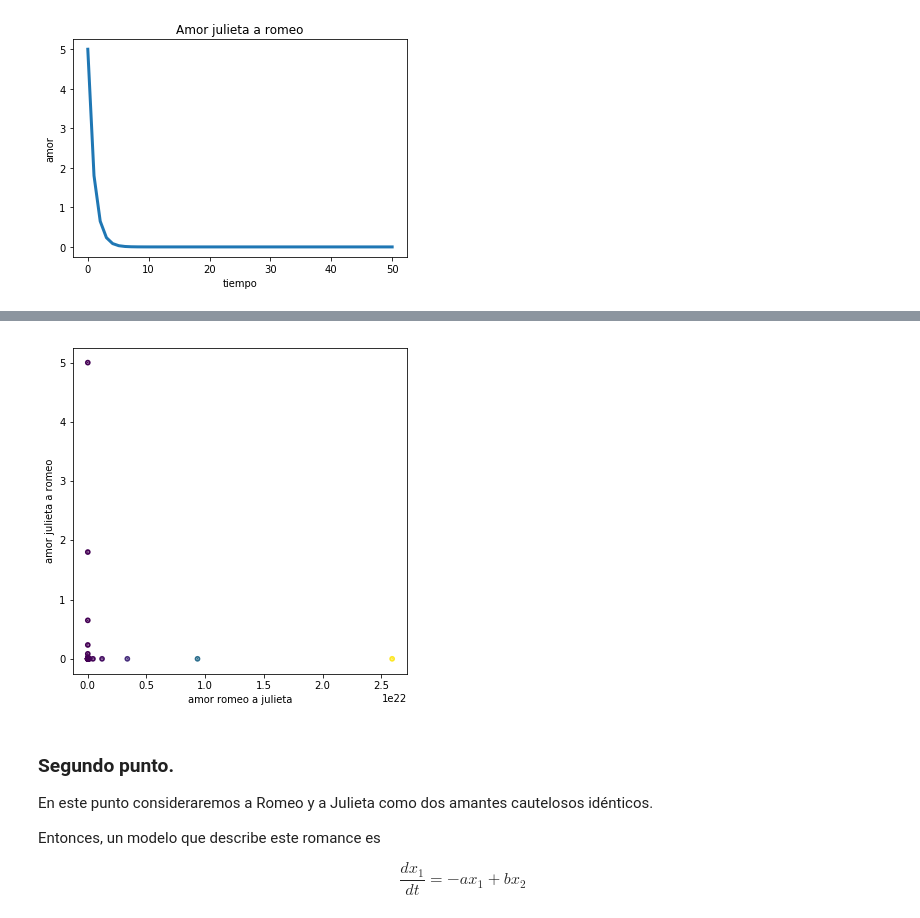
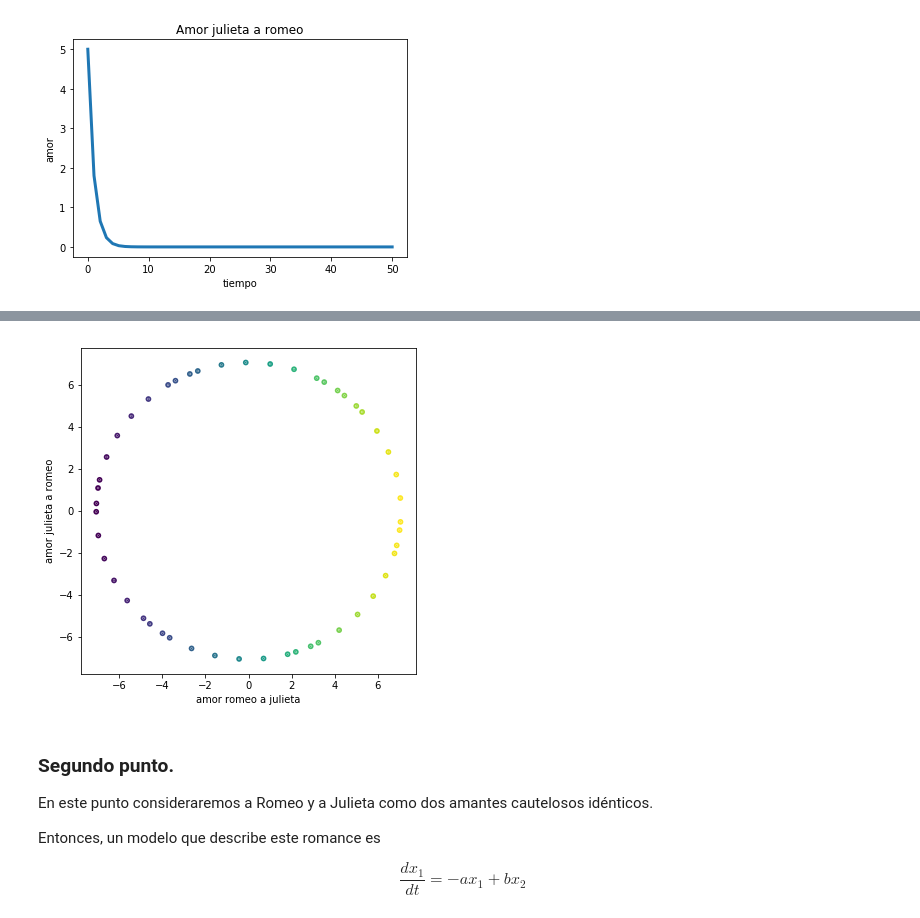
Before and after one commit to ramirezdiana/SimulacionMatematica2017, a Jupyter notebook: Examen1_RamirezDiana.ipynb, the cells around one changed output, grey strips where cells are left out. Drawn from its saved outputs; the diff is of its cells as text; code cells hidden in the pictures.

Commit message:
intento2

```diff
--- a/Examen1_RamirezDiana.ipynb
+++ b/Examen1_RamirezDiana.ipynb
@@ -42,14 +42,3 @@ con  $a$  y  $b$  constantes positivas. Definimos  $x=[x_1,x_2]^T$.
 3. (15 puntos)
     - (10 puntos) Graficar el retrato de fase, es decir,  $x_2$  vs  $x_1$.
     - (5 puntos) ¿Cómo es el amor de Romeo y Julieta? ¿Considera usted sano este tipo de amor?
-# %%
-#solución simbólica de romeo a julieta
-import sympy as sym
-from sympy import init_printing; init_printing(use_latex='mathjax')
-from IPython.display import display
-t, a = sym.symbols('t a')
-x1 = sym.Function('x1')
-x2 = sym.Function('x2')
-eqn = sym.Eq(sym.Derivative(x1(t),t) - a*x2(t), 0)
-display(eqn)
-sym.dsolve(eqn, x1(t))
@@ -144,3 +116,23 @@ plt.show()                                  # Mostrar la figura
 # %% [output]
 [figure]
 [figure]
+# %%
+#intento 2
+def f(y,t):
+    x1 = y[0]
+    x2 = y[1]
+    f0 = a*x2
+    f1 =  -b*x1
+    return [f0,f1]
+a,b=1,1
+x10 = 5
+x20 = 5
+x0 = [x10,x20]
+t = np.linspace(0,50)
+
+soln = odeint(f,x0,t)
+X = soln[:,0]
+Y = soln[:,1]
+for i in range(0,50):
+    x=[X[i],Y[i]]
+    print (np.transpose(x))
@@ -147,12 +163,12 @@ plt.show()                                  # Mostrar la figura
 # %%
 
 plt.figure(figsize=(6,6))
-plt.scatter(CC,CC2,lw=4,s=3,cmap='viridis',c=CC)
+plt.scatter(X,Y,lw=4,s=3,cmap='viridis',c=X)
 plt.xlabel('amor romeo a julieta')
 plt.ylabel('amor julieta a romeo')
 plt.show()
 # %% [output]
-[figure, old version]
+[figure, new version]
 # %% [markdown]
 ### Segundo punto.
 En este punto consideraremos a Romeo y a Julieta como dos amantes cautelosos idénticos.
```
Also changed, not shown: parts of 6 cells of this notebook.
